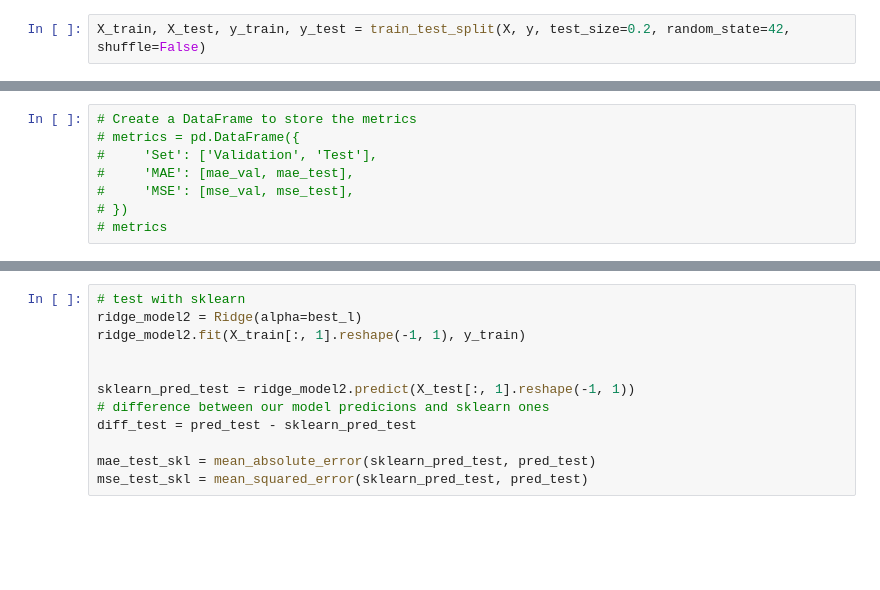
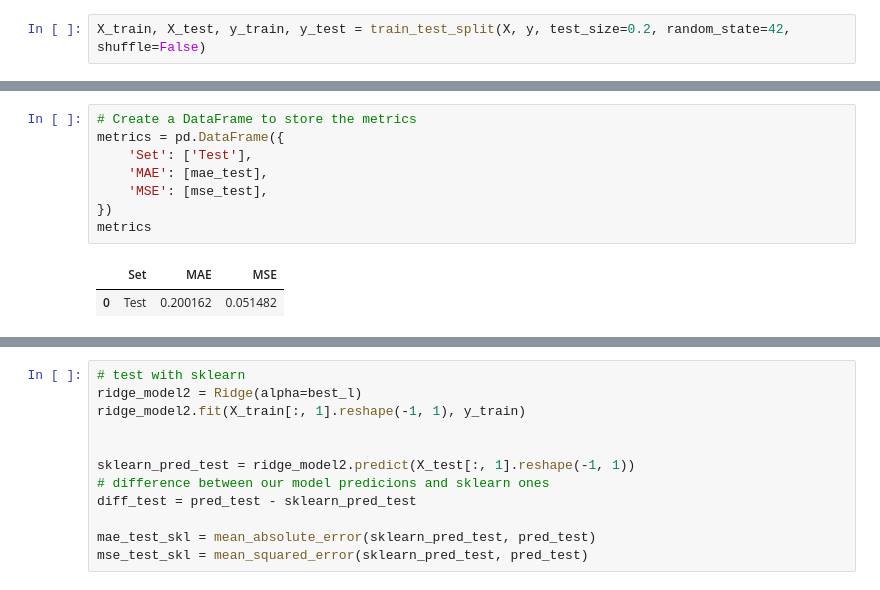
Before and after one commit to sararst/Malis, a Jupyter notebook: proj3/task2.ipynb, the cells around one changed output, grey strips where cells are left out. Drawn from its saved outputs; the diff is of its cells as text; blank space fills up the shorter version.

```diff
--- a/proj3/task2.ipynb
+++ b/proj3/task2.ipynb
@@ -101,11 +90,14 @@ mse_test
 # %%
 # Create a DataFrame to store the metrics
-# metrics = pd.DataFrame({
-#     'Set': ['Validation', 'Test'],
-#     'MAE': [mae_val, mae_test],
-#     'MSE': [mse_val, mse_test],
-# })
-# metrics
+metrics = pd.DataFrame({
+    'Set': ['Test'],
+    'MAE': [mae_test],
+    'MSE': [mse_test],
+})
+metrics
+# %% [output]
+|  | Set | MAE | MSE |
+| 0 | Test | 0.200162 | 0.051482 |
 # %%
 print(f"Bias: {w[1]}, Weights: {w[0]}")
 # %% [output]
```
Also changed, not shown: parts of 10 cells of this notebook.
